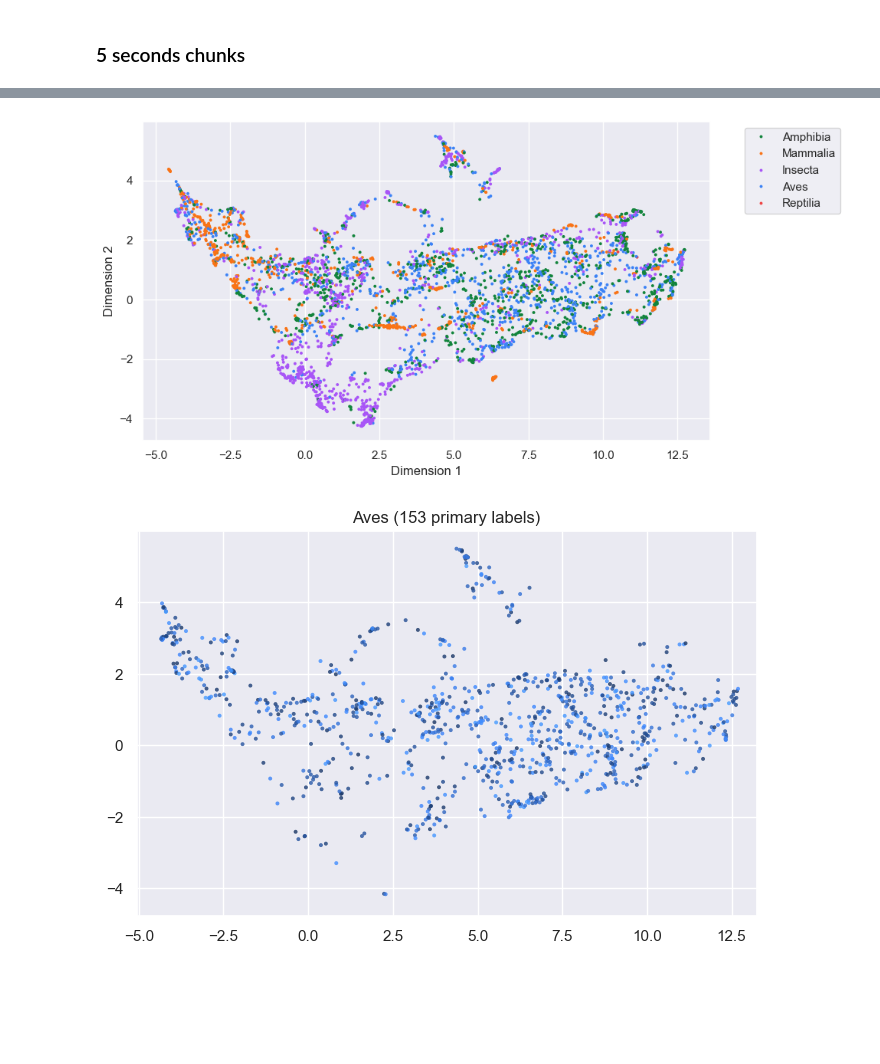
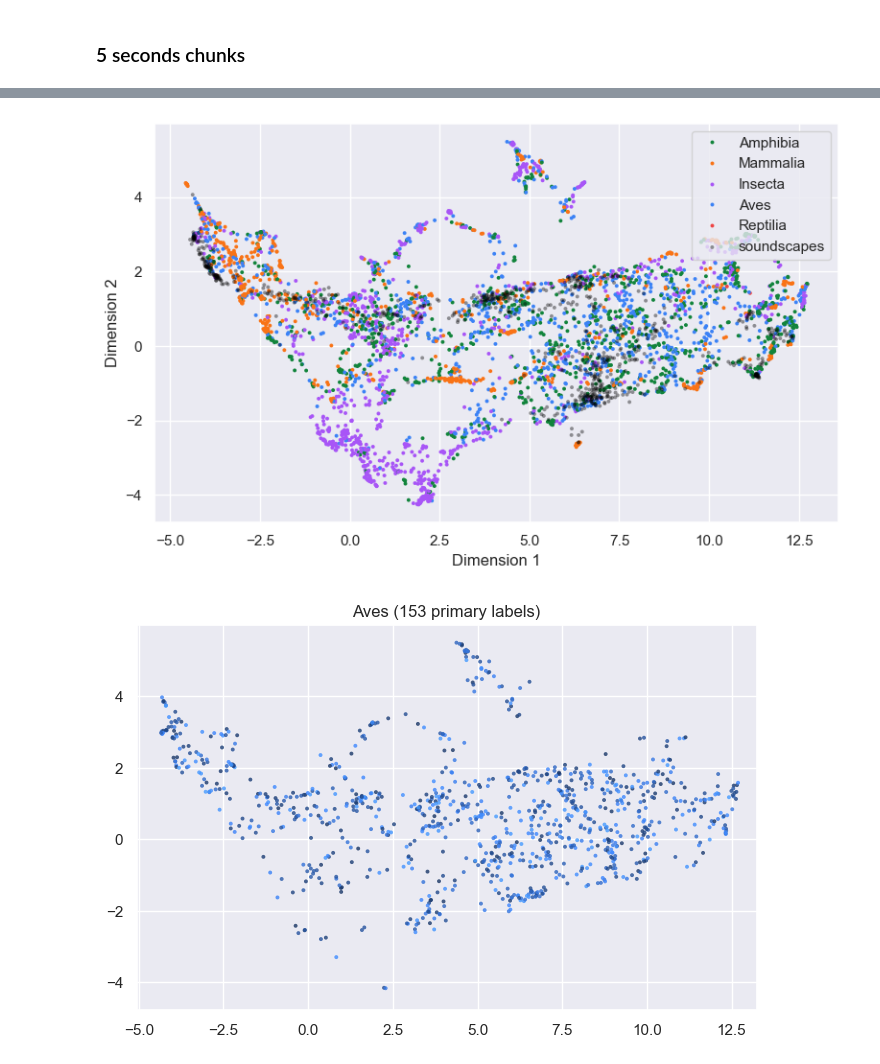
Before and after one commit to glouno/birdclef_2026_ML, a Jupyter notebook: notebooks/03_03_umap.ipynb, the cells around one changed output, grey strips where cells are left out. Drawn from its saved outputs; the diff is of its cells as text; code cells hidden in the pictures; blank space fills up the shorter version.

Commit message:
notebooks umap and features cleaned

```diff
--- a/notebooks/03_03_umap.ipynb
+++ b/notebooks/03_03_umap.ipynb
@@ -18,0 +24,4 @@ init_notebook()
+# %%
+le_class_name = joblib.load(paths.label_encoders_dir / "class_name.joblib")
+le_primary_label = joblib.load(paths.label_encoders_dir / "primary_label.joblib")
+taxonomy = pd.read_csv(paths.taxonomy)
@@ -51,10 +76,7 @@ def balanced_group_sampling(y_class_name, n_per_group=1000, seed=42):
 
     return idx_all
 
-def fit_umap(run_name, reduced:bool):
-    dataset = load_memmap_dataset(run_name=run_name, reduced=reduced, soundscape=False)
-    le_class_name = joblib.load(paths.label_encoders_dir / "class_name.joblib")
-    le_primary_label = joblib.load(paths.label_encoders_dir / "primary_label.joblib")
+def fit_umap(dataset):
 
     y_class_name = le_class_name.inverse_transform(dataset.y[:, 0])
     y_primary_label = le_primary_label.inverse_transform(dataset.y[:, 1])
@@ -66,12 +88,10 @@ def fit_umap(run_name, reduced:bool):
     y_class_name_sample = y_class_name[idx]
     y_primary_label_sample = y_primary_label[idx]
 
-    print(np.unique(y_class_name_sample, return_counts=True))
-
     model = umap.UMAP(n_neighbors=30, random_state=42, metric="euclidean", n_components=2)
     embeddings = model.fit_transform(X_sample)
 
-    return embeddings, y_class_name_sample, y_primary_label_sample
+    return model, embeddings, y_class_name_sample, y_primary_label_sample
 
 def plot_umap_by_class(embeddings, target_class):
     """
@@ -111,7 +131,8 @@ def plot_umap_by_class(embeddings, target_class):
         c=point_colors,
         s=8,
         alpha=0.8,
-        edgecolors="none"
+        edgecolors="none",
+        label="soundscapes"
     )
 
     ax.set_title(f"{target_class} ({n} primary labels)")
@@ -123,4 +144,11 @@ def plot_umap_by_class(embeddings, target_class):
 ### 5 seconds chunks
 # %%
 run_name = "run_chunks_overlap"
-embeddings, y_class_name_sample, y_primary_label_sample = fit_umap(run_name, reduced=True)
+dataset = load_memmap_dataset(run_name=run_name, reduced=True, soundscape=False)
+dataset_ss = load_memmap_dataset(run_name, reduced=True, soundscape=True)
+model, embeddings, y_class_name_sample, y_primary_label_sample = fit_umap(dataset)
+
+filenames = np.array(dataset_ss.filenames)
+unique_filenames = np.unique(filenames)
+
+embeddings_ss = model.transform(dataset_ss.X)
@@ -129,0 +212,5 @@ embeddings, y_class_name_sample, y_primary_label_sample = fit_umap(run_name, red
+# %%
+for f in filenames_subset:
+    i = int(re.search(r"BC2026_Train_(\d{3,4})_", f).group(1))
+    fig = plot_ss_trajectory(f)
+    fig.savefig(f"plots/umap/{run_name}_ss_trajectory_{i}.jpg", dpi=150, bbox_inches="tight")
@@ -130,22 +222,32 @@ embeddings, y_class_name_sample, y_primary_label_sample = fit_umap(run_name, red
 # %%
 fig = plt.figure(figsize=(8, 5))
 ax=sns.scatterplot(
     x=embeddings[:, 0],
     y=embeddings[:, 1],
     hue=y_class_name_sample,
     palette=class_colors,
     s=8,
     edgecolor="none",
 )
 
+ax=sns.scatterplot(
+    x=embeddings_ss[:, 0],
+    y=embeddings_ss[:, 1],
+    c="black",
+    alpha=0.4,
+    s=8,
+    edgecolor="none",
+    label="soundscapes"
+)
+
 ax.set_xlabel("Dimension 1")
 ax.set_ylabel("Dimension 2")
 
 plt.legend(loc="upper right")
 plt.tight_layout()
 fig.savefig(f"plots/umap/{run_name}_all.jpg", dpi=150, bbox_inches="tight")
 # %% [output]
-[figure, old version]
+[figure, new version]
 # %%
 for class_name in class_colors.keys():
     fig = plot_umap_by_class(embeddings=embeddings, target_class=class_name)
```
Also changed, not shown: parts of 8 cells of this notebook, 5 other files.
